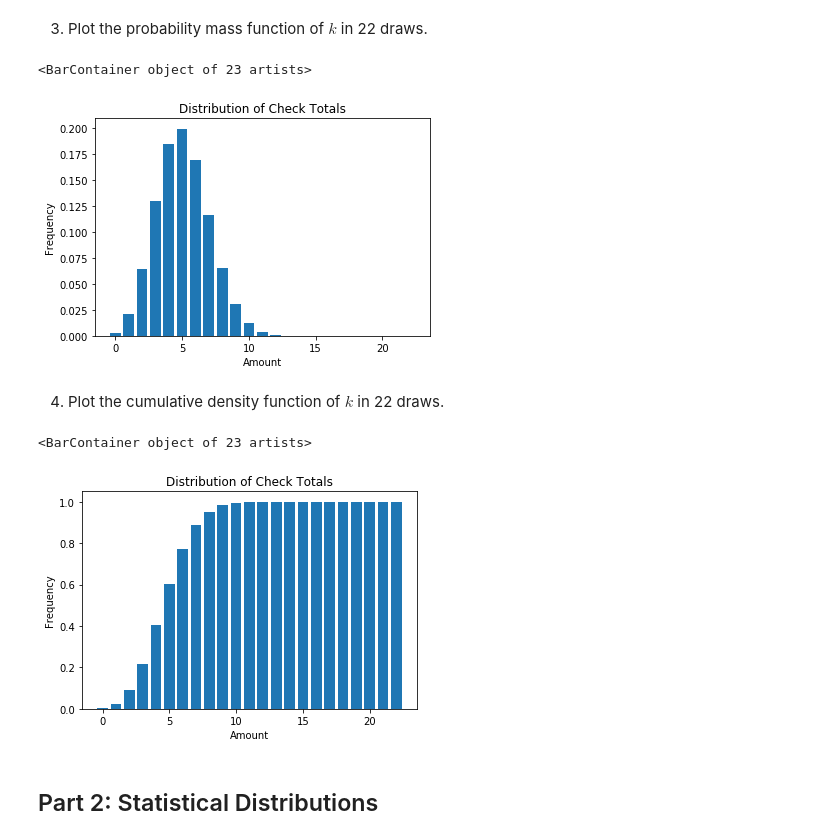
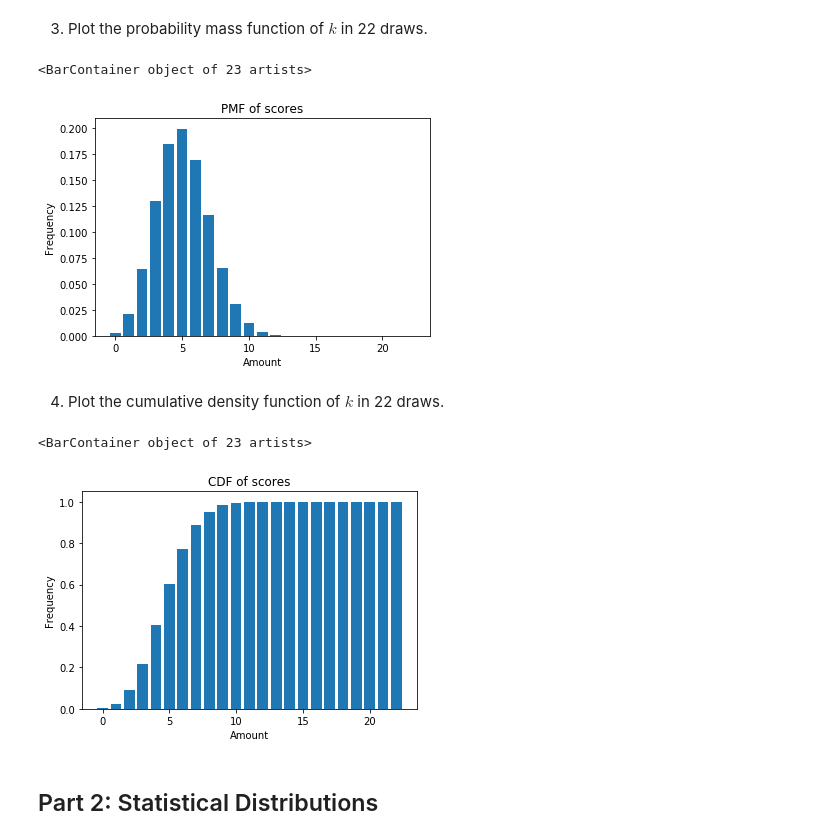
Before and after one commit to learn-co-students/module-3-assessment-nyc-ds-071519-assessment-1565960687, a Jupyter notebook: index.ipynb, the cells around one changed output. Saved outputs shown, nothing was run; the diff lists cells and outputs as text; code cells hidden in the pictures.

```diff
--- a/index.ipynb
+++ b/index.ipynb
@@ -101,24 +103,24 @@ ans2
 points_k = list(range(23))
 # %%
 kpmf = list(stats.binom.pmf(p=12/52,n=22,k=points_k))
-plt.title('Distribution of Check Totals')
+plt.title('PMF of scores')
 plt.xlabel('Amount')
 plt.ylabel('Frequency')
 plt.bar(points_k,kpmf)
 # %% [output]
 <BarContainer object of 23 artists>
-[figure, old version]
+[figure, new version]
 # %% [markdown]
 4. Plot the cumulative density function of $k$ in 22 draws.
 # %%
 kcdf = list(stats.binom.cdf(p=12/52,n=22,k=points_k))
-plt.title('Distribution of Check Totals')
+plt.title('CDF of scores')
 plt.xlabel('Amount')
 plt.ylabel('Frequency')
 plt.bar(points_k,kcdf)
 # %% [output]
 <BarContainer object of 23 artists>
-[figure, old version]
+[figure, new version]
 # %% [markdown]
 ## Part 2: Statistical Distributions
 # %% [markdown]
```
Also changed, not shown: parts of 7 cells of this notebook.
